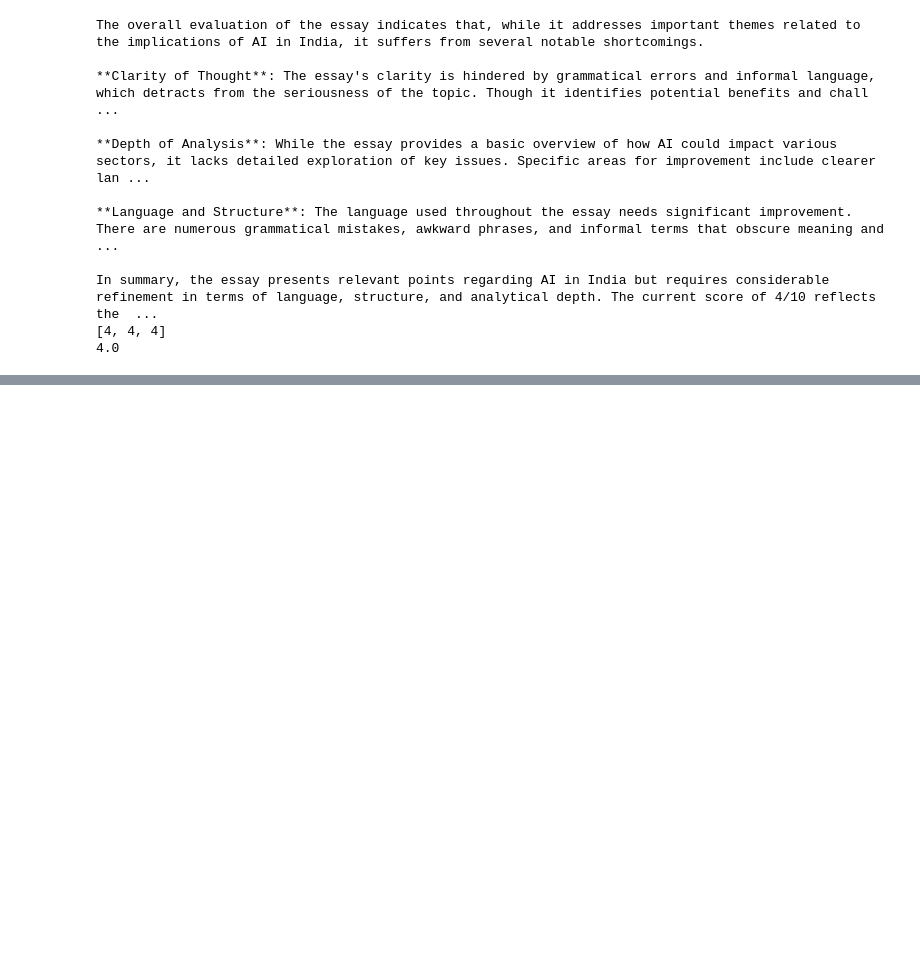
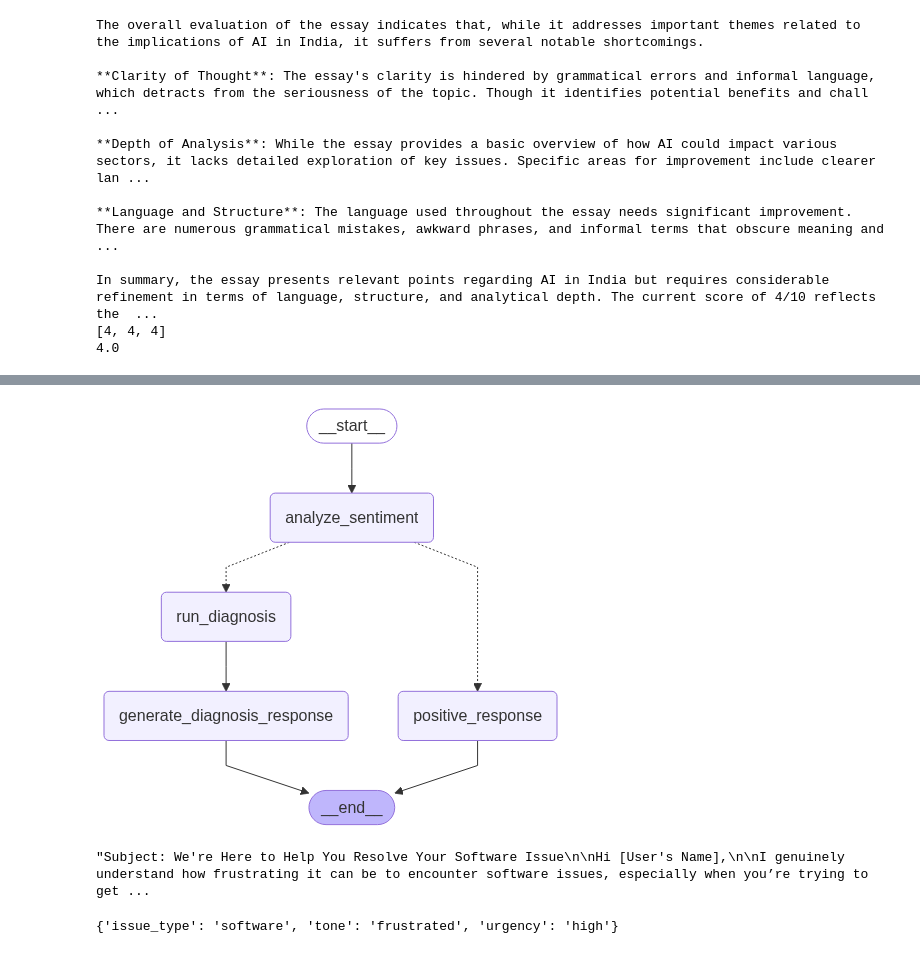
Before and after one commit to rauthbibek/Langgraph, a Jupyter notebook: learning/2_langgraph_workflows.ipynb, the cells around one changed output, grey strips where cells are left out. Cells and saved outputs as stored; diff of their text form; code cells hidden in the pictures; blank space fills up the shorter version.

```diff
--- a/learning/2_langgraph_workflows.ipynb
+++ b/learning/2_langgraph_workflows.ipynb
@@ -407,0 +527,16 @@ In summary, the essay presents relevant points regarding AI in India but require
+# %%
+load_dotenv()
+model = ChatOpenAI(model="gpt-4o-mini")
+# %%
+class SentimentSchema(BaseModel):
+
+    sentiment: Literal['positive', 'negative'] = Field(..., description="Sentiment of the review")
+
+class DiagnosisSchema(BaseModel):
+
+    issue_type: Literal['hardware', 'software', 'UX', 'performance', 'other'] = Field(..., description="Type of issue mentioned in the review")
+    tone: Literal['angry', 'frustrated', 'neutral', 'satisfied'] = Field(..., description="Tone of the review")
+    urgency: Literal['low', 'medium', 'high'] = Field(..., description="Urgency of the issue based on the review")
+
+sentiment_model = model.with_structured_output(SentimentSchema)
+diagnosis_model = model.with_structured_output(DiagnosisSchema)
@@ -407,0 +607,19 @@ In summary, the essay presents relevant points regarding AI in India but require
+# %%
+graph = StateGraph(ReviewAnalysisState)
+
+graph.add_node("analyze_sentiment", analyze_sentiment)
+graph.add_node("positive_response", positive_response)
+graph.add_node("run_diagnosis", run_diagnosis)
+graph.add_node("generate_diagnosis_response", generate_diagnosis_response)
+
+graph.add_edge(START, "analyze_sentiment")
+graph.add_conditional_edges("analyze_sentiment", check_sentiment)
+graph.add_edge("positive_response", END)
+graph.add_edge("run_diagnosis", "generate_diagnosis_response")
+graph.add_edge("generate_diagnosis_response", END)
+
+workflow = graph.compile()
+
+workflow
+# %% [output]
+[figure, added]
@@ -407,0 +631,8 @@ In summary, the essay presents relevant points regarding AI in India but require
+# %%
+final_state['response']  # This will print the response generated based on the review analysis
+# %% [output]
+"Subject: We're Here to Help You Resolve Your Software Issue\n\nHi [User's Name],\n\nI genuinely understand how frustrating it can be to encounter software issues, especially when you’re trying to get ...
+# %%
+final_state['diagnosis']
+# %% [output]
+{'issue_type': 'software', 'tone': 'frustrated', 'urgency': 'high'}
```
Also changed, not shown: parts of 11 cells of this notebook.
